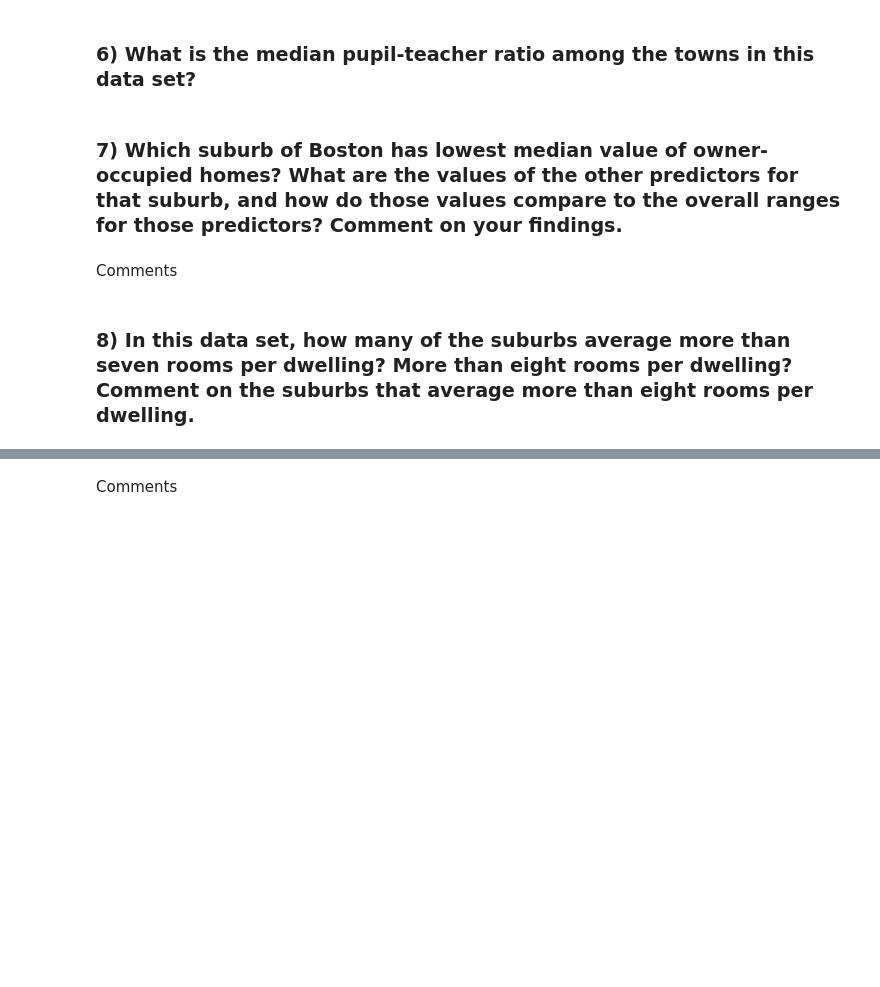
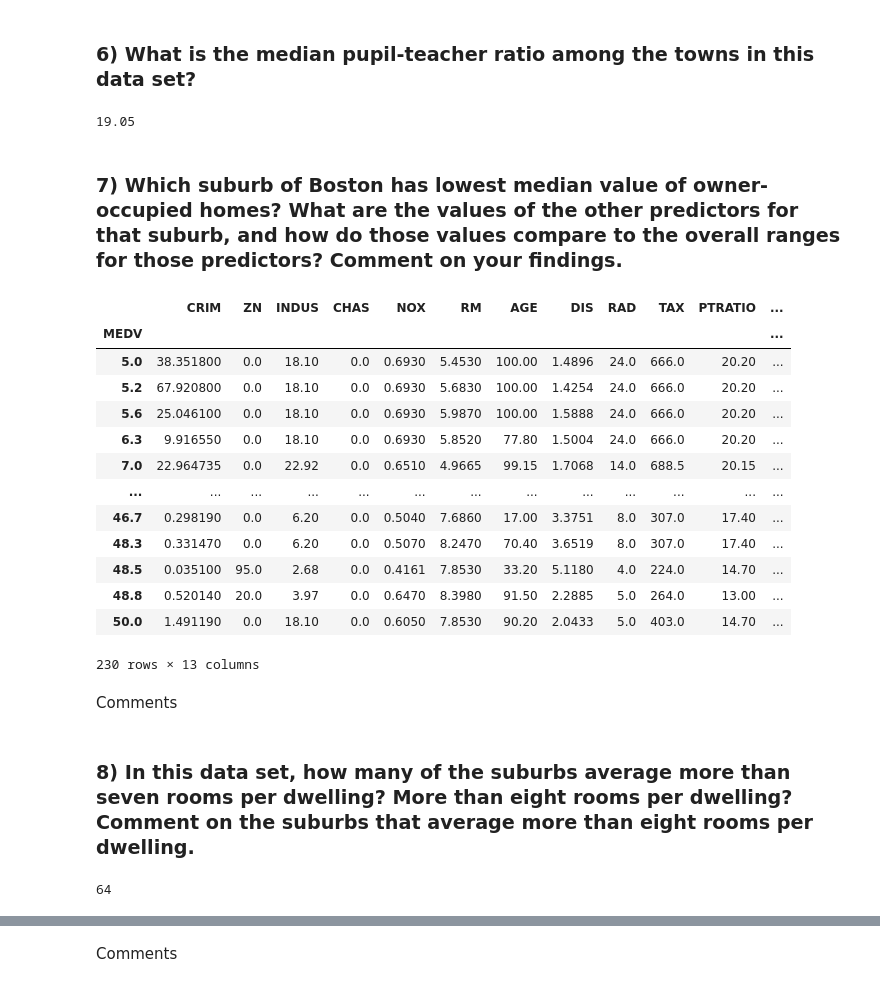
Before and after one commit to giginar/Machinelearning, a Jupyter notebook: yigit_kucukcinar_lab1.ipynb, the cells around one changed output, grey strips where cells are left out. Cells and saved outputs as stored; diff of their text form; code cells hidden in the pictures; blank space fills up the shorter version.

```diff
--- a/yigit_kucukcinar_lab1.ipynb
+++ b/yigit_kucukcinar_lab1.ipynb
@@ -99,2 +131,6 @@ Comments
+# %%
+df["PTRATIO"].median()
+# %% [output]
+19.05
 # %% [markdown]
 ### 7)  Which suburb of Boston has lowest median value of owner- occupied homes? What are the values of the other predictors for that suburb, and how do those values compare to the overall ranges for those predictors? Comment on your findings.
@@ -103,4 +137,22 @@ Comments
-# %% [markdown]
-Comments
+# %%
+df.groupby("MEDV").median()
+# %% [output]
+|  | CRIM | ZN | INDUS | CHAS | NOX | RM | AGE | DIS | RAD | TAX | PTRATIO | ... |
+| MEDV |  |  |  |  |  |  |  |  |  |  |  | ... |
+| 5.0 | 38.351800 | 0.0 | 18.10 | 0.0 | 0.6930 | 5.4530 | 100.00 | 1.4896 | 24.0 | 666.0 | 20.20 | ... |
+| 5.2 | 67.920800 | 0.0 | 18.10 | 0.0 | 0.6930 | 5.6830 | 100.00 | 1.4254 | 24.0 | 666.0 | 20.20 | ... |
+| 5.6 | 25.046100 | 0.0 | 18.10 | 0.0 | 0.6930 | 5.9870 | 100.00 | 1.5888 | 24.0 | 666.0 | 20.20 | ... |
+| 6.3 | 9.916550 | 0.0 | 18.10 | 0.0 | 0.6930 | 5.8520 | 77.80 | 1.5004 | 24.0 | 666.0 | 20.20 | ... |
+| 7.0 | 22.964735 | 0.0 | 22.92 | 0.0 | 0.6510 | 4.9665 | 99.15 | 1.7068 | 14.0 | 688.5 | 20.15 | ... |
+| ... | ... | ... | ... | ... | ... | ... | ... | ... | ... | ... | ... | ... |
+| 46.7 | 0.298190 | 0.0 | 6.20 | 0.0 | 0.5040 | 7.6860 | 17.00 | 3.3751 | 8.0 | 307.0 | 17.40 | ... |
+| 48.3 | 0.331470 | 0.0 | 6.20 | 0.0 | 0.5070 | 8.2470 | 70.40 | 3.6519 | 8.0 | 307.0 | 17.40 | ... |
+| 48.5 | 0.035100 | 95.0 | 2.68 | 0.0 | 0.4161 | 7.8530 | 33.20 | 5.1180 | 4.0 | 224.0 | 14.70 | ... |
+| 48.8 | 0.520140 | 20.0 | 3.97 | 0.0 | 0.6470 | 8.3980 | 91.50 | 2.2885 | 5.0 | 264.0 | 13.00 | ... |
+| 50.0 | 1.491190 | 0.0 | 18.10 | 0.0 | 0.6050 | 7.8530 | 90.20 | 2.0433 | 5.0 | 403.0 | 14.70 | ... |
+230 rows × 13 columns
+# %% [markdown]
+
+Comments
 # %% [markdown]
 ### 8) In this data set, how many of the suburbs average more than seven rooms per dwelling? More than eight rooms per dwelling? Comment on the suburbs that average more than eight rooms per dwelling.
@@ -110,0 +159,4 @@ Comments
+# %%
+len(df[df['RM']>7])
+# %% [output]
+64
```
Also changed, not shown: parts of 14 cells of this notebook.
